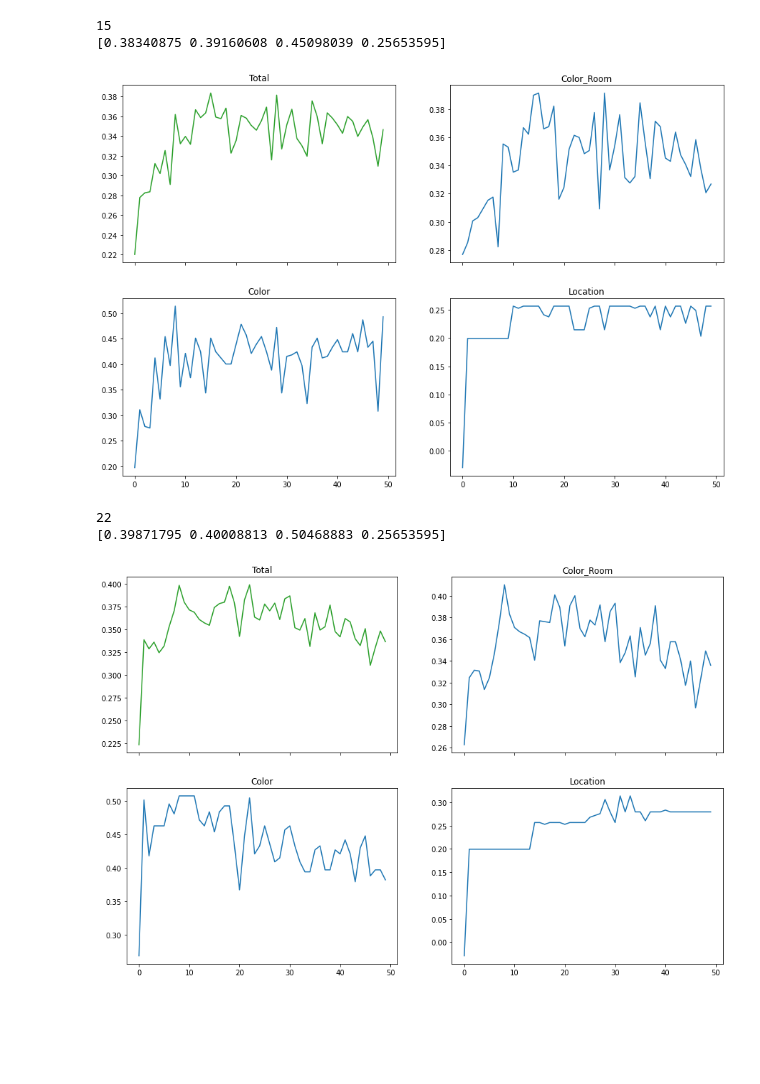
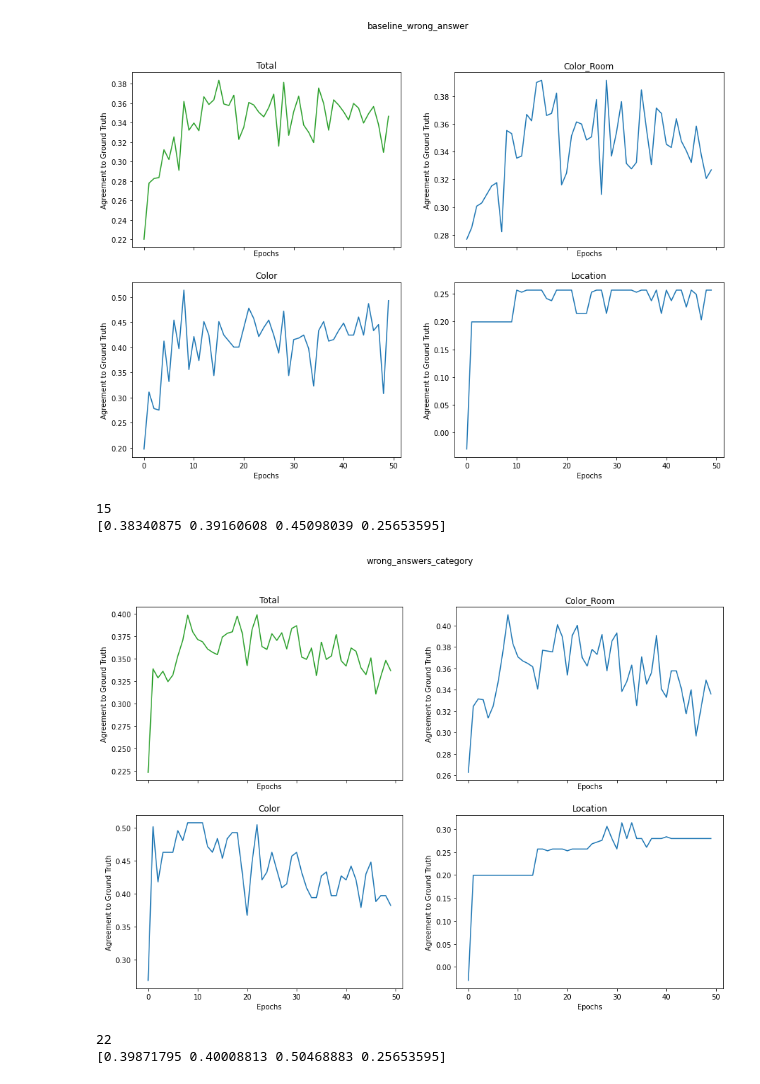
Before and after one commit to YasMME/thesisproj, a Jupyter notebook: WrongAnswers.ipynb, the cells around one changed output. Drawn from its saved outputs; the diff is of its cells as text; code cells hidden in the pictures; blank space fills up the shorter version.

Commit message:
WIP answers

```diff
--- a/WrongAnswers.ipynb
+++ b/WrongAnswers.ipynb
@@ -33,36 +33,53 @@ def agreement_to_gt(rights):
 # %%
 def produce_agreement_stats(experiment):
     agreement_list = []
     for c in range(0, 50):
         wrong_file = pd.read_csv("/home/yasmeen/Desktop/wrong_answers/{}/wrong_answers{}.csv".format(experiment, c))
         agreement_list.append(agreement_to_gt(percent_right(wrong_file)))
     agreement = np.stack(agreement_list)
     fig, axs = plt.subplots(2, 2, sharex=True)
     fig.set_size_inches(15, 10, forward=True)
     axs[0,0].plot(agreement[:,0], 'tab:green')
     axs[0, 0].set_title('Total')
+    axs[0, 0].set_xlabel('Epochs')
+    axs[0, 0].set_ylabel('Agreement to Ground Truth')
     axs[0,1].plot(agreement[:,1])
+    axs[0, 1].set_xlabel('Epochs')
+    axs[0, 1].set_ylabel('Agreement to Ground Truth')
+
     axs[0, 1].set_title('Color_Room')
     axs[1,0].plot(agreement[:,2])
     axs[1, 0].set_title('Color')
+    axs[1, 0].set_xlabel('Epochs')
+    axs[1, 0].set_ylabel('Agreement to Ground Truth')
     axs[1,1].plot(agreement[:,3])
     axs[1, 1].set_title('Location')
+    axs[1, 1].set_xlabel('Epochs')
+    axs[1, 1].set_ylabel('Agreement to Ground Truth')
+
+    fig.suptitle(experiment)
     best_total_index = np.argmax(agreement, axis=0)[0]
+
+
+    figure_path = '/home/yasmeen/Desktop/thesisproj/thesis/figure/wrong_answers/{}'.format(experiment)
+    plt.savefig(figure_path)
+    plt.show()
+
     print(best_total_index)
     print(agreement[best_total_index])
 
     #return agreement
 produce_agreement_stats('baseline_wrong_answer')
 # %% [output]
+[figure, new version]
 15
 [0.38340875 0.39160608 0.45098039 0.25653595]
-[figure, old version]
 # %%
 produce_agreement_stats('wrong_answers_category')
 # %% [output]
+[figure, new version]
 22
 [0.39871795 0.40008813 0.50468883 0.25653595]
-[figure, old version]
 # %%
 produce_agreement_stats('wrong_answers_look_around')
 # %% [output]
```
Also changed, not shown: parts of 3 cells of this notebook, 12 other files.
